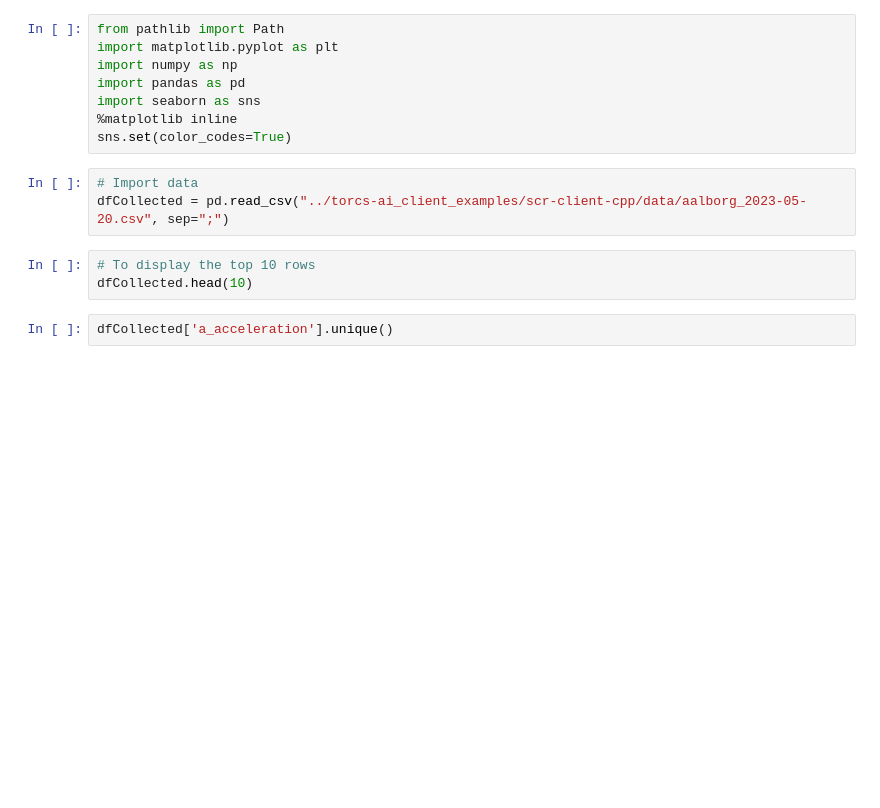
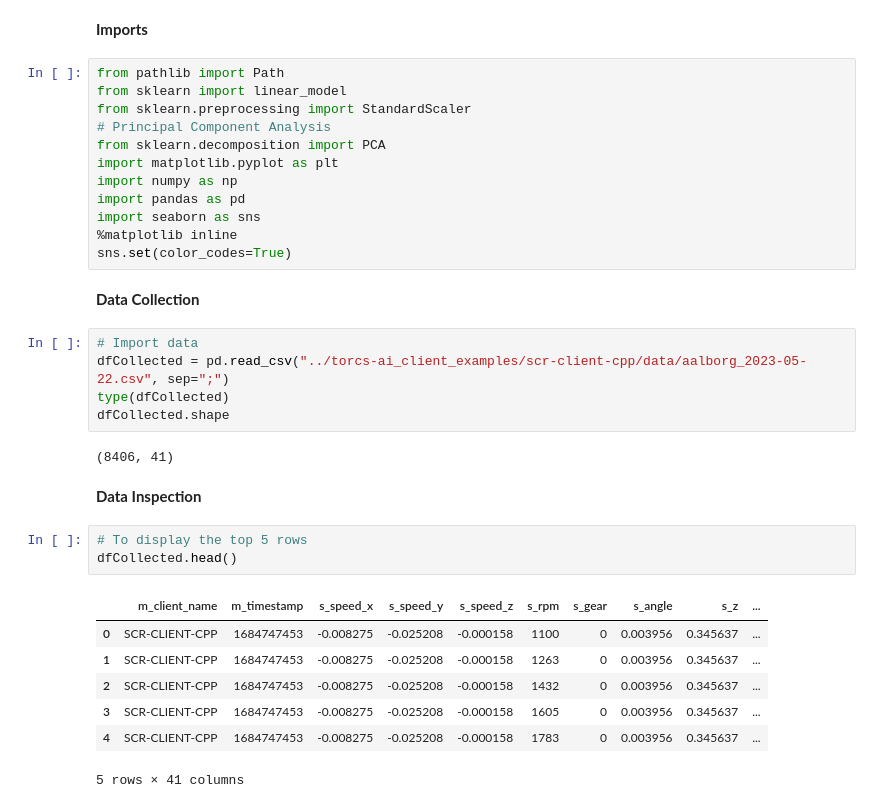
Before and after one commit to ElviravdVen/TINLABML_22-23, a Jupyter notebook: opdrachten/groepsopdracht_final_torcs/notebooks/eda_torcs.ipynb, the cells around one changed output. Cells and saved outputs as stored; diff of their text form; blank space fills up the shorter version.

```diff
--- a/opdrachten/groepsopdracht_final_torcs/notebooks/eda_torcs.ipynb
+++ b/opdrachten/groepsopdracht_final_torcs/notebooks/eda_torcs.ipynb
@@ -1,18 +1,38 @@
+# %% [markdown]
+**Imports**
 # %%
 from pathlib import Path
+from sklearn import linear_model
+from sklearn.preprocessing import StandardScaler
+# Principal Component Analysis
+from sklearn.decomposition import PCA
 import matplotlib.pyplot as plt
 import numpy as np
 import pandas as pd
 import seaborn as sns
 %matplotlib inline
 sns.set(color_codes=True)
+# %% [markdown]
+**Data Collection**
 # %%
 # Import data
-dfCollected = pd.read_csv("../torcs-ai_client_examples/scr-client-cpp/data/aalborg_2023-05-20.csv", sep=";")
+dfCollected = pd.read_csv("../torcs-ai_client_examples/scr-client-cpp/data/aalborg_2023-05-22.csv", sep=";")
+type(dfCollected)
+dfCollected.shape
+# %% [output]
+(8406, 41)
+# %% [markdown]
+**Data Inspection**
 # %%
-# To display the top 10 rows
-dfCollected.head(10)
+# To display the top 5 rows
+dfCollected.head()
+# %% [output]
+|  | m_client_name | m_timestamp | s_speed_x | s_speed_y | s_speed_z | s_rpm | s_gear | s_angle | s_z | ... |
+| 0 | SCR-CLIENT-CPP | 1684747453 | -0.008275 | -0.025208 | -0.000158 | 1100 | 0 | 0.003956 | 0.345637 | ... |
+| 1 | SCR-CLIENT-CPP | 1684747453 | -0.008275 | -0.025208 | -0.000158 | 1263 | 0 | 0.003956 | 0.345637 | ... |
+| 2 | SCR-CLIENT-CPP | 1684747453 | -0.008275 | -0.025208 | -0.000158 | 1432 | 0 | 0.003956 | 0.345637 | ... |
+| 3 | SCR-CLIENT-CPP | 1684747453 | -0.008275 | -0.025208 | -0.000158 | 1605 | 0 | 0.003956 | 0.345637 | ... |
+| 4 | SCR-CLIENT-CPP | 1684747453 | -0.008275 | -0.025208 | -0.000158 | 1783 | 0 | 0.003956 | 0.345637 | ... |
+5 rows × 41 columns
-# %%
-dfCollected['a_acceleration'].unique()
 # %%
 # To display last 5 rows
```
Also changed, not shown: parts of 19 cells of this notebook, 3 other files.
